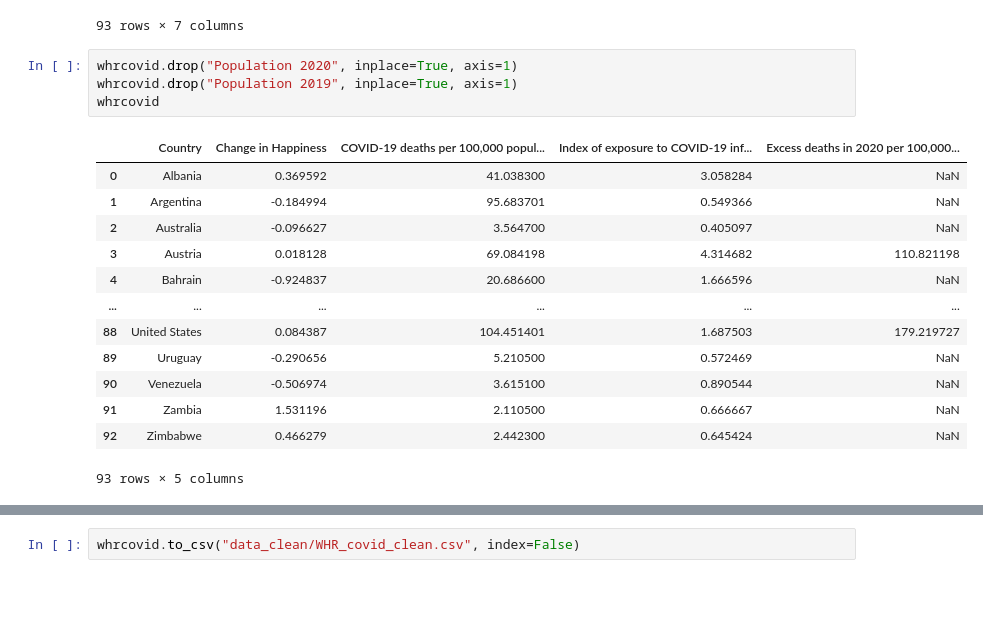
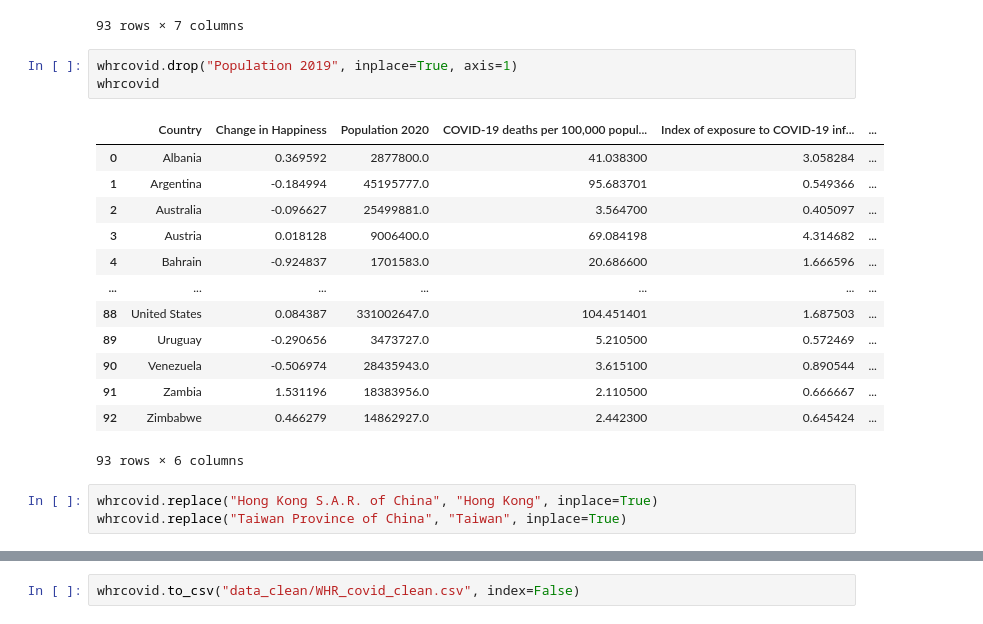
Before and after one commit to wjpang/World-Happiness-Dashboard, a Jupyter notebook: data_cleanup.ipynb, the cells around one changed output, grey strips where cells are left out. Cells and saved outputs as stored; diff of their text form; blank space fills up the shorter version.

```diff
--- a/data_cleanup.ipynb
+++ b/data_cleanup.ipynb
@@ -308,20 +308,22 @@ whrcovid
 | 92 | Zimbabwe | 0.466279 | 14862927.0 | 14645468.0 | 2.442300 | ... |
 93 rows × 7 columns
 # %%
-whrcovid.drop("Population 2020", inplace=True, axis=1)
 whrcovid.drop("Population 2019", inplace=True, axis=1)
 whrcovid
 # %% [output]
-|  | Country | Change in Happiness | COVID-19 deaths per 100,000 popul... | Index of exposure to COVID-19 inf... | Excess deaths in 2020 per 100,000... |
-| 0 | Albania | 0.369592 | 41.038300 | 3.058284 | NaN |
-| 1 | Argentina | -0.184994 | 95.683701 | 0.549366 | NaN |
-| 2 | Australia | -0.096627 | 3.564700 | 0.405097 | NaN |
-| 3 | Austria | 0.018128 | 69.084198 | 4.314682 | 110.821198 |
-| 4 | Bahrain | -0.924837 | 20.686600 | 1.666596 | NaN |
-| ... | ... | ... | ... | ... | ... |
-| 88 | United States | 0.084387 | 104.451401 | 1.687503 | 179.219727 |
-| 89 | Uruguay | -0.290656 | 5.210500 | 0.572469 | NaN |
-| 90 | Venezuela | -0.506974 | 3.615100 | 0.890544 | NaN |
-| 91 | Zambia | 1.531196 | 2.110500 | 0.666667 | NaN |
-| 92 | Zimbabwe | 0.466279 | 2.442300 | 0.645424 | NaN |
+|  | Country | Change in Happiness | Population 2020 | COVID-19 deaths per 100,000 popul... | Index of exposure to COVID-19 inf... | ... |
+| 0 | Albania | 0.369592 | 2877800.0 | 41.038300 | 3.058284 | ... |
+| 1 | Argentina | -0.184994 | 45195777.0 | 95.683701 | 0.549366 | ... |
+| 2 | Australia | -0.096627 | 25499881.0 | 3.564700 | 0.405097 | ... |
+| 3 | Austria | 0.018128 | 9006400.0 | 69.084198 | 4.314682 | ... |
+| 4 | Bahrain | -0.924837 | 1701583.0 | 20.686600 | 1.666596 | ... |
+| ... | ... | ... | ... | ... | ... | ... |
+| 88 | United States | 0.084387 | 331002647.0 | 104.451401 | 1.687503 | ... |
+| 89 | Uruguay | -0.290656 | 3473727.0 | 5.210500 | 0.572469 | ... |
+| 90 | Venezuela | -0.506974 | 28435943.0 | 3.615100 | 0.890544 | ... |
+| 91 | Zambia | 1.531196 | 18383956.0 | 2.110500 | 0.666667 | ... |
+| 92 | Zimbabwe | 0.466279 | 14862927.0 | 2.442300 | 0.645424 | ... |
-93 rows × 5 columns
+93 rows × 6 columns
+# %%
+whrcovid.replace("Hong Kong S.A.R. of China", "Hong Kong", inplace=True)
+whrcovid.replace("Taiwan Province of China", "Taiwan", inplace=True)
```
Also changed, not shown: parts of 2 cells of this notebook, 1 other file.
